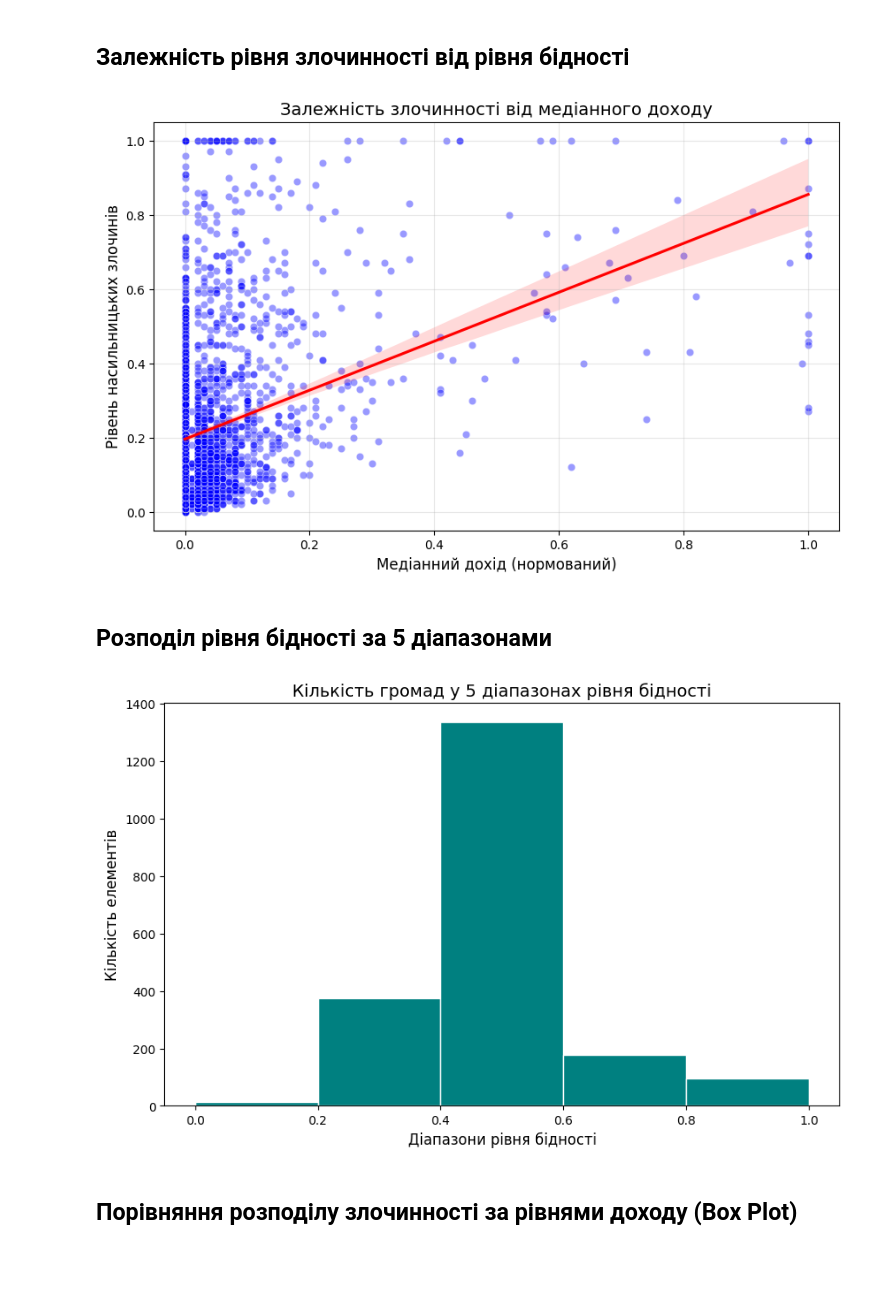
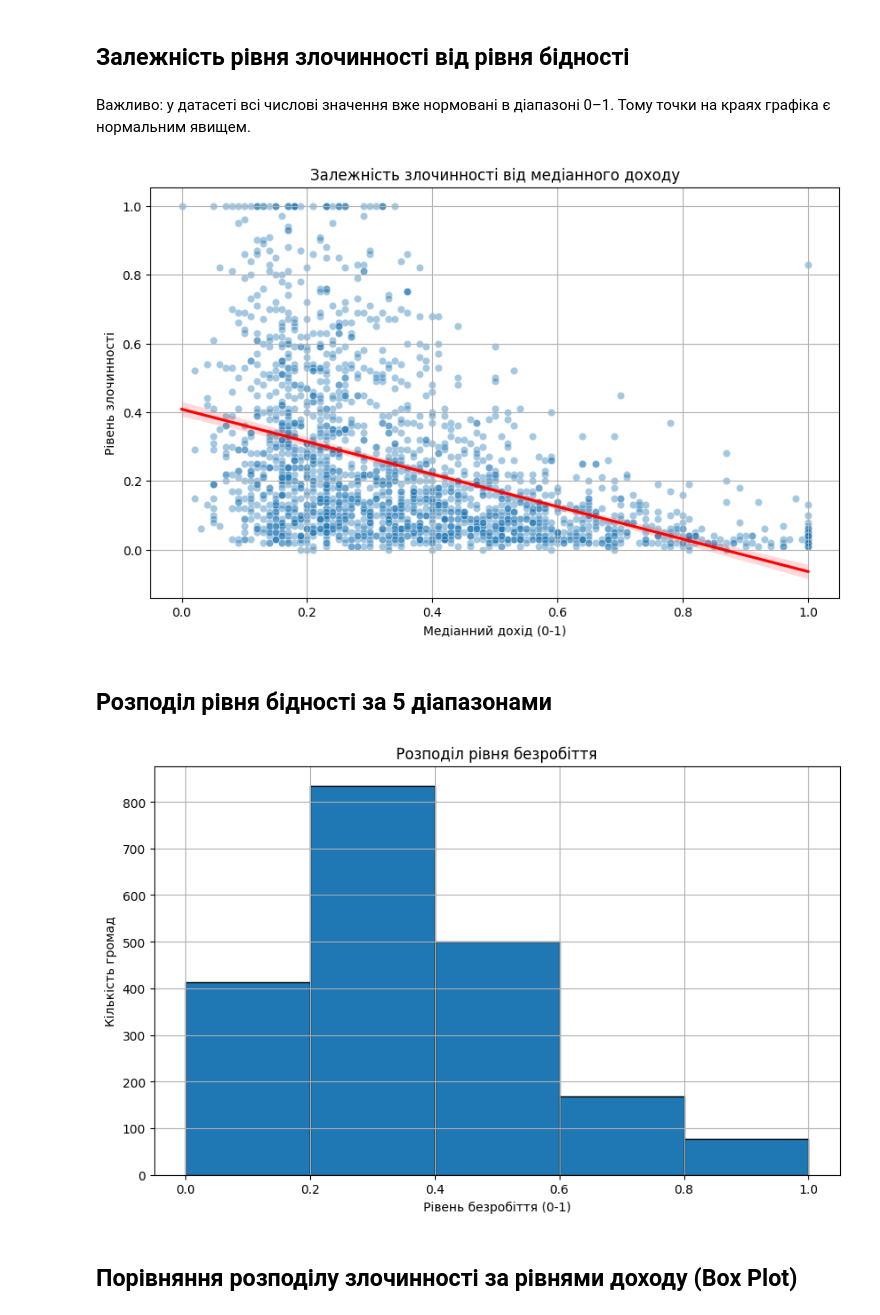
Before and after one commit to edikmukoidedikedik-ship-it/DPAT, a Jupyter notebook: lab_03/lab_03.ipynb, the cells around one changed output. Cells and saved outputs as stored; diff of their text form; code cells hidden in the pictures; blank space fills up the shorter version.

```diff
--- a/lab_03/lab_03.ipynb
+++ b/lab_03/lab_03.ipynb
@@ -5,8 +5,19 @@ import pandas as pd
 import numpy as np
 import seaborn as sns
 import matplotlib.pyplot as plt
+import requests
 
-df = pd.read_csv("data/communities.data", header=None, na_values='?')
+url_data = "https://archive.ics.uci.edu/ml/machine-learning-databases/communities/communities.data"
+url_names = "https://archive.ics.uci.edu/ml/machine-learning-databases/communities/communities.names"
+
+names = []
+
+response = requests.get(url_names)
+for line in response.text.split("\n"):
+    if line.startswith("@attribute"):
+        names.append(line.split()[1])
+
+df = pd.read_csv(url_data, names=names, na_values='?')
 
 df = df.dropna(thresh=len(df) * 0.5, axis=1)
 df = df.fillna(df.median(numeric_only=True))
@@ -18,31 +29,53 @@ print(f"Кількість стовпців: {df.shape[1]}")
 Кількість стовпців: 104
 # %% [markdown]
 ## Залежність рівня злочинності від рівня бідності
+# %% [markdown]
+Важливо:
+у датасеті всі числові значення вже нормовані в діапазоні 0–1.
+Тому точки на краях графіка є нормальним явищем.
 # %%
-plt.figure(figsize=(10, 6))
-sns.scatterplot(x=df[15], y=df[127], alpha=0.4, color='blue')
-sns.regplot(x=df[15], y=df[127], scatter=False, color='red')
+plt.figure(figsize=(10,6))
 
-plt.title('Залежність злочинності від медіанного доходу', fontsize=14)
-plt.xlabel('Медіанний дохід (нормований)', fontsize=12)
-plt.ylabel('Рівень насильницьких злочинів', fontsize=12)
-plt.grid(True, alpha=0.3)
+sns.scatterplot(
+    x=df["medIncome"],
+    y=df["ViolentCrimesPerPop"],
+    alpha=0.4
+)
+
+sns.regplot(
+    x=df["medIncome"],
+    y=df["ViolentCrimesPerPop"],
+    scatter=False,
+    color="red"
+)
+
+plt.title("Залежність злочинності від медіанного доходу")
+plt.xlabel("Медіанний дохід (0-1)")
+plt.ylabel("Рівень злочинності")
+plt.grid(True)
 plt.show()
 # %% [output]
-[figure, old version]
+[figure, new version]
 # %% [markdown]
 ## Розподіл рівня бідності за 5 діапазонами
 # %%
-plt.figure(figsize=(10, 6))
-counts, bins, patches = plt.hist(df[12], bins=5, color='teal', edgecolor='white')
+plt.figure(figsize=(10,6))
 
-plt.title('Кількість громад у 5 діапазонах рівня бідності', fontsize=14)
-plt.xlabel('Діапазони рівня бідності', fontsize=12)
-plt.ylabel('Кількість елементів', fontsize=12)
-plt.xticks(bins)
+plt.hist(
+    df["PctUnemployed"],
+    bins=5,
+    edgecolor="black"
+)
+
+plt.title("Розподіл рівня безробіття")
+plt.xlabel("Рівень безробіття (0-1)")
+plt.ylabel("Кількість громад")
+
+plt.grid(True)
+
 plt.show()
 # %% [output]
-[figure, old version]
+[figure, new version]
 # %% [markdown]
 ## Порівняння розподілу злочинності за рівнями доходу (Box Plot)
 # %%
```
Also changed, not shown: parts of 5 cells of this notebook, 1 other file.
